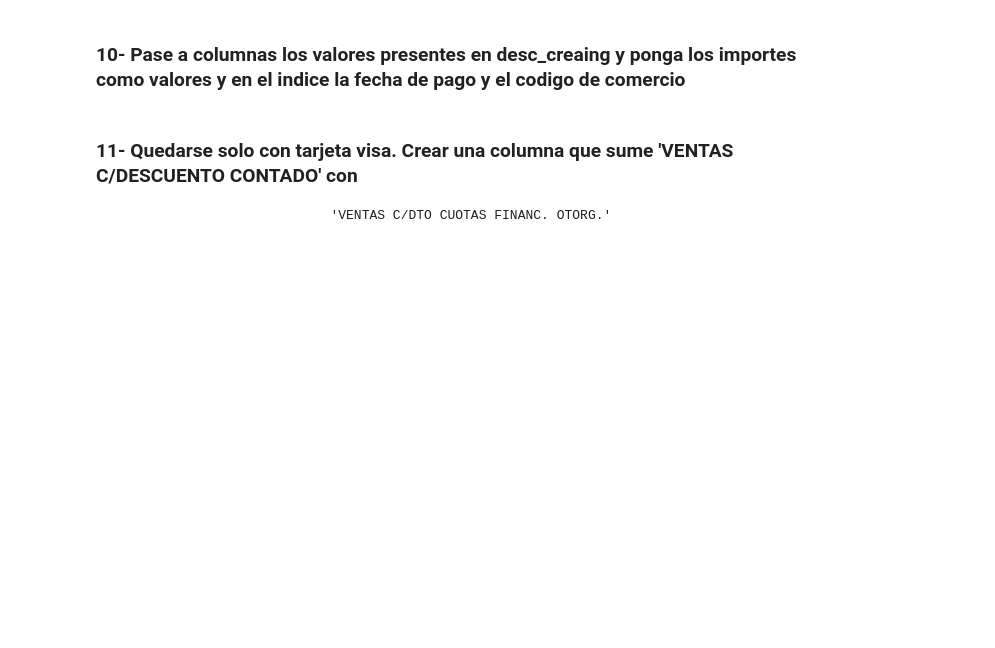
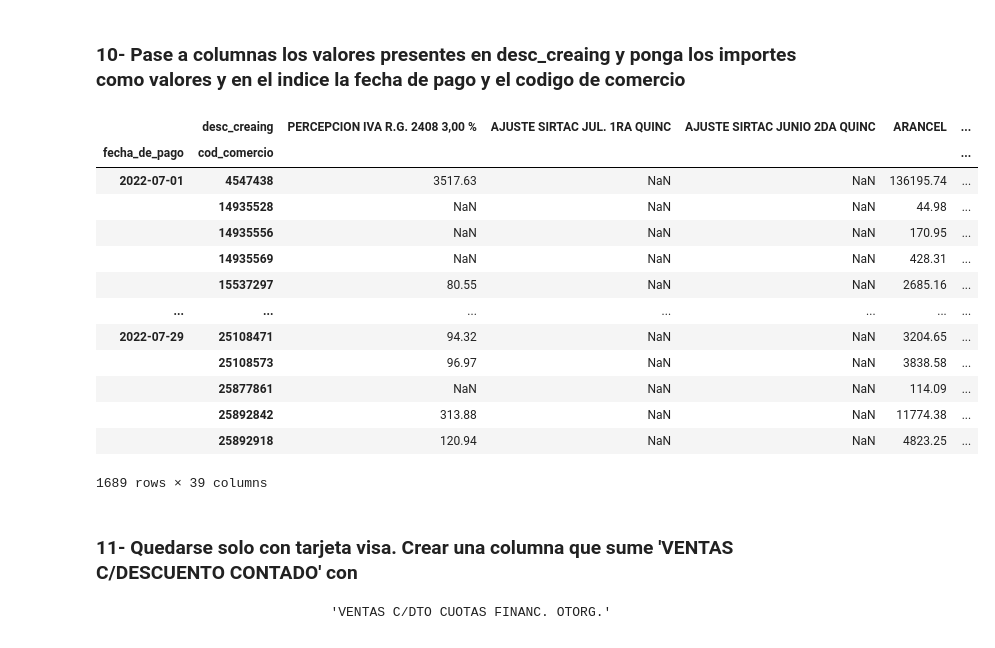
Before and after one commit to adilelle1/poo_ejercicios, a Jupyter notebook: 04-transformaciones/99_tarea_liquidacion_tarjetas.ipynb, the cells around one changed output. Drawn from its saved outputs; the diff is of its cells as text; code cells hidden in the pictures; blank space fills up the shorter version.

```diff
--- a/04-transformaciones/99_tarea_liquidacion_tarjetas.ipynb
+++ b/04-transformaciones/99_tarea_liquidacion_tarjetas.ipynb
@@ -121,5 +158,19 @@ df.groupby(by=[month, sucursal, descreaing]).sum()['importe_concepto'].to_frame(
 # %% [markdown]
 ### 10- Pase a columnas los valores presentes en desc_creaing y ponga los importes como valores y en el indice la fecha de pago y el codigo de comercio
 # %%
-#encontre esta manera de hacerlo, usando groupby y unstack a la columna desc_creaing
-df.groupby(['fecha_de_pago', 'cod_comercio','desc_creaing'])['importe_concepto'].sum().unstack('desc_creaing')
+tarjetas.groupby(['fecha_de_pago', 'cod_comercio','desc_creaing'])['importe_concepto'].sum().unstack('desc_creaing')
+# %% [output]
+|  | desc_creaing | PERCEPCION IVA R.G. 2408 3,00 % | AJUSTE SIRTAC JUL. 1RA QUINC | AJUSTE SIRTAC JUNIO 2DA QUINC | ARANCEL | ... |
+| fecha_de_pago | cod_comercio |  |  |  |  | ... |
+| 2022-07-01 | 4547438 | 3517.63 | NaN | NaN | 136195.74 | ... |
+|  | 14935528 | NaN | NaN | NaN | 44.98 | ... |
+|  | 14935556 | NaN | NaN | NaN | 170.95 | ... |
+|  | 14935569 | NaN | NaN | NaN | 428.31 | ... |
+|  | 15537297 | 80.55 | NaN | NaN | 2685.16 | ... |
+| ... | ... | ... | ... | ... | ... | ... |
+| 2022-07-29 | 25108471 | 94.32 | NaN | NaN | 3204.65 | ... |
+|  | 25108573 | 96.97 | NaN | NaN | 3838.58 | ... |
+|  | 25877861 | NaN | NaN | NaN | 114.09 | ... |
+|  | 25892842 | 313.88 | NaN | NaN | 11774.38 | ... |
+|  | 25892918 | 120.94 | NaN | NaN | 4823.25 | ... |
+1689 rows × 39 columns
```
Also changed, not shown: parts of 46 cells of this notebook, 15 other files.
